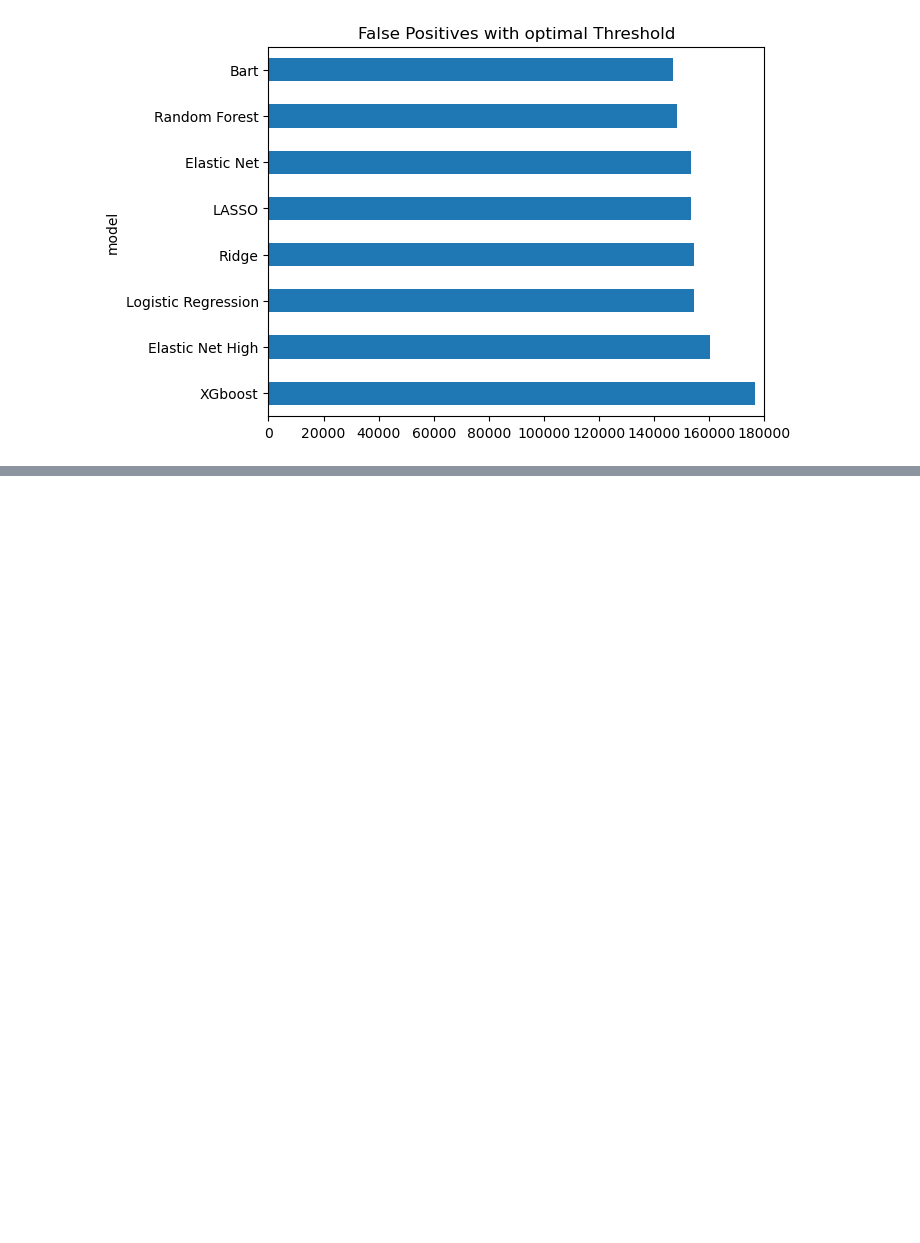
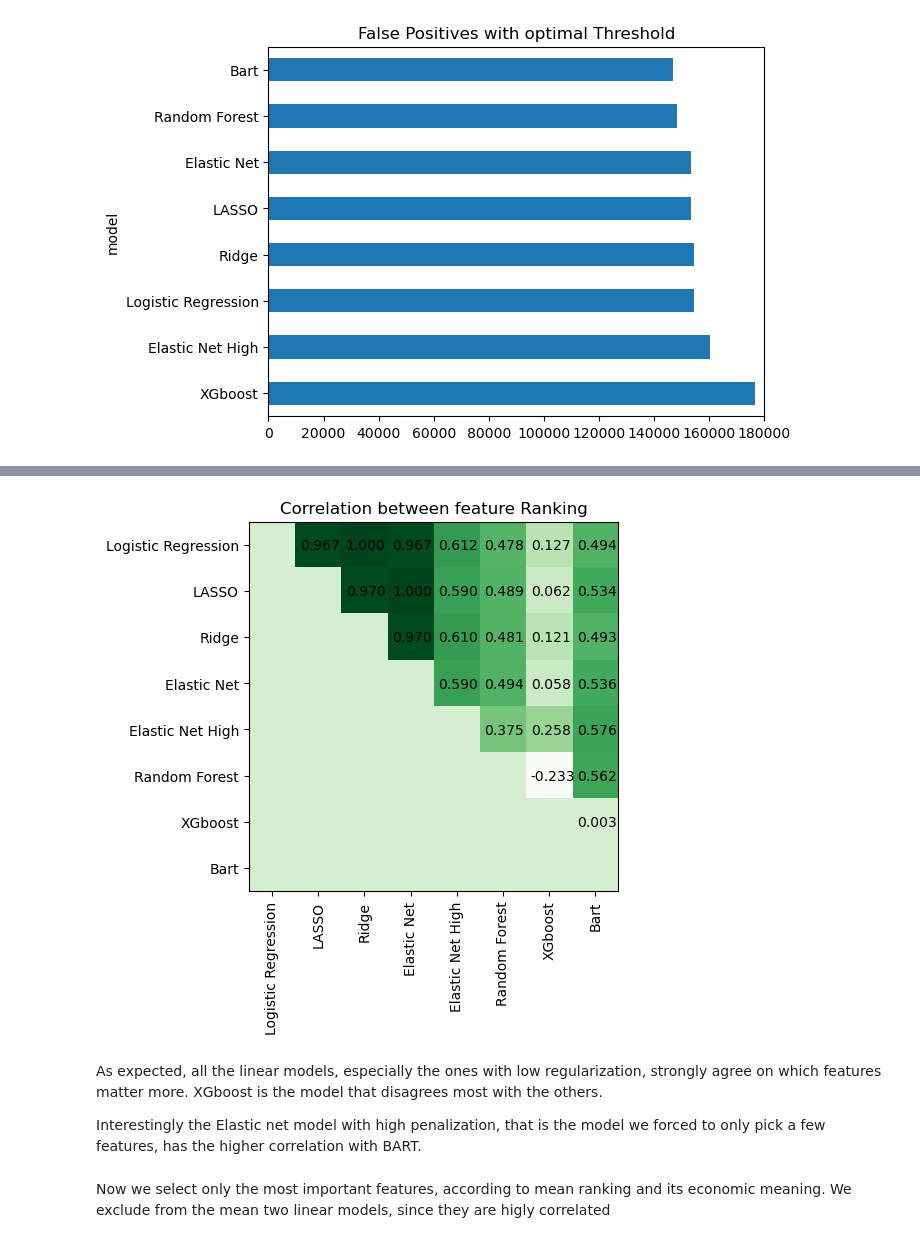
Before and after one commit to G-Mass/MTFI-project, a Jupyter notebook: p2p_lending_credit_risk_assessment.ipynb, the cells around one changed output, grey strips where cells are left out. Cells and saved outputs as stored; diff of their text form; code cells hidden in the pictures; blank space fills up the shorter version.

Commit message:
Feature importance correlation

```diff
--- a/p2p_lending_credit_risk_assessment.ipynb
+++ b/p2p_lending_credit_risk_assessment.ipynb
@@ -1078,14 +1078,21 @@ plt.show()
 # %% [output]
 [figure]
 # %%
+
 #feature importance
 
 bart_mean_var_counts = pd.read_csv("C:\\Users\\giuse\\DatiR\\lending_club\\mean_var_counts.csv", index_col= 0)
 bart_mean_var_counts.rename(columns={"x":"mean_var_counts"},inplace = True)
+bart_mean_var_counts.rename(index= {"term_.60.months" : "term_ 60 months",
+                                     "verification_status_Not.Verified" : "verification_status_Not Verified",
+                                     "application_type_Joint.App":"application_type_Joint App"}, inplace = True)
+
+
 bart_mean_var_counts.sort_values(by= "mean_var_counts").iloc[-20:].plot(kind='barh')
 plt.title('Top 20 features')
 plt.yticks(fontsize=8)
 plt.savefig("graphs/bart_features.svg",facecolor = (1,1,1,0), transparent = True,bbox_inches='tight')
+plt.show()
 # %% [output]
 [figure]
 # %% [markdown]
@@ -1217,0 +1229,17 @@ plt.show()
+# %%
+models_features_importance = [logreg_coeffs.apply(np.abs),
+                            lassocv_coeffs.apply(np.abs),
+                            ridgecv_coeffs.apply(np.abs),
+                            elasticnetcv_coeffs.apply(np.abs),
+                            en_highreg_coeffs.apply(np.abs),
+                            random_forest_ranking,
+                            xgboost_ranking,
+                            bart_mean_var_counts]
+
+models_features_importance = [features.rank() for features in models_features_importance]
+
+models_features_importance = pd.concat(models_features_importance,axis = "columns")
+models_features_importance = models_features_importance.T
+models_features_importance.index = model_comparison.index
+models_features_importance=models_features_importance.T
+models_features_importance.corr()
@@ -1217,0 +1257,22 @@ plt.show()
+# %%
+# Plotting the heat map of the correlation matrix
+ranking_corr = models_features_importance.corr()
+ranking_corr = ranking_corr* np.tri(8,k=-1).T
+plt.imshow(ranking_corr,cmap = "Greens")
+plt.xticks(range(8), ranking_corr, rotation = 90)
+plt.yticks(range(8), ranking_corr)
+for i in range(len(ranking_corr.index)):
+    for j in range(len(ranking_corr.index)):
+        if i < j :
+            plt.text(j-0.4,i+0.1,"{:.3f}".format(ranking_corr.iloc[i,j]),size = 10)
+plt.title("Correlation between feature Ranking")
+plt.savefig("graphs/Corr_feature_rank.svg",facecolor = (1,1,1,0), transparent = True,bbox_inches='tight')
+plt.show()
+# %% [output]
+[figure, added]
+# %% [markdown]
+As expected, all the linear models, especially the ones with low regularization, strongly agree on which features matter more. XGboost is the model that disagrees most with the others.
+
+Interestingly the Elastic net model with high penalization, that is the model we forced to only pick a few features, has the higher correlation with BART.
+# %% [markdown]
+Now we select only the most important features, according to mean ranking and its economic meaning. We exclude from the mean two linear models, since they are higly correlated
```
Also changed, not shown: parts of 11 cells of this notebook, 20 other files.
